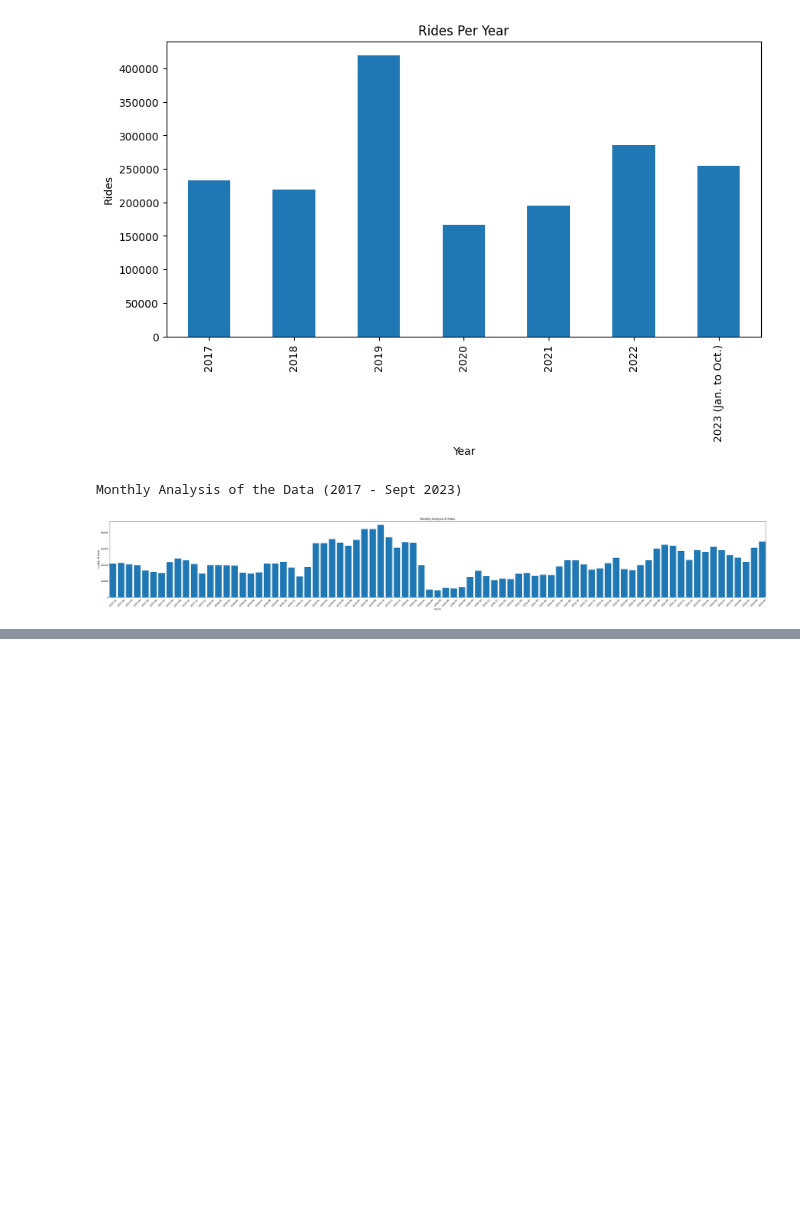
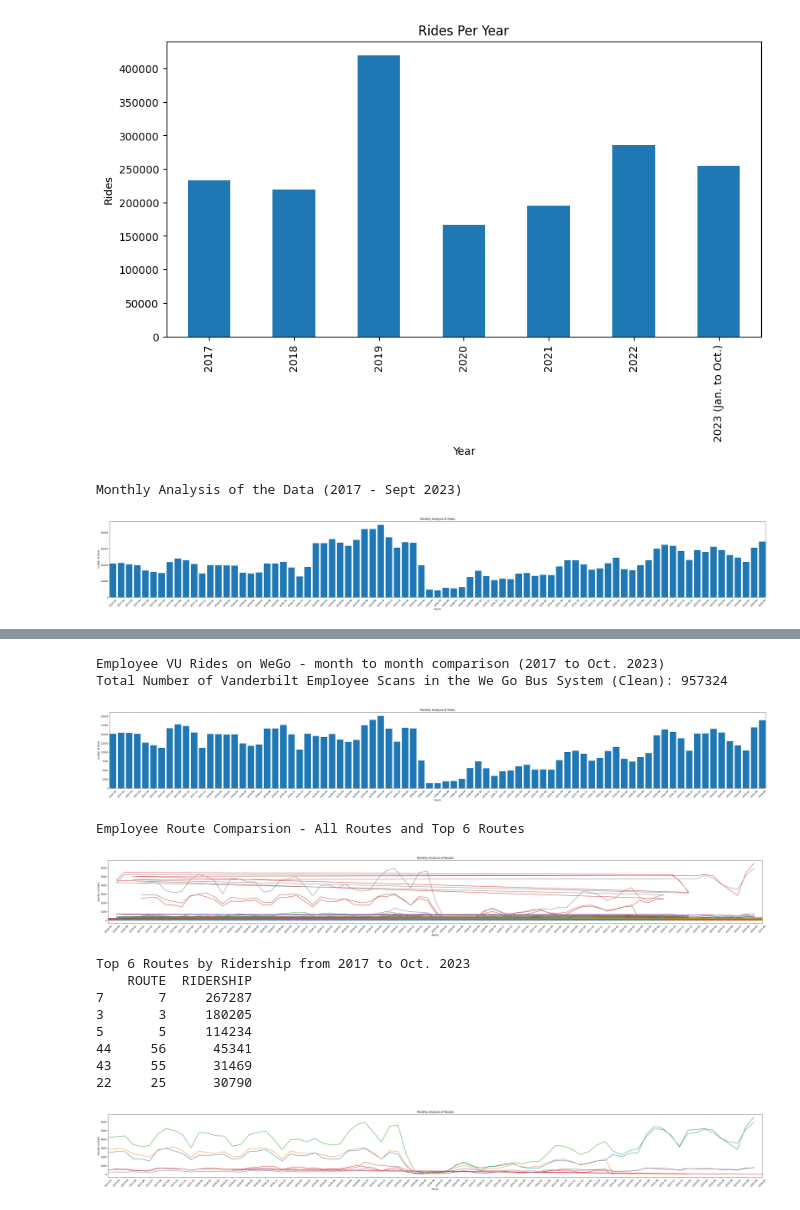
Before and after one commit to SySyAli/vanderbilt_movevu, a Jupyter notebook: testing/testing2.ipynb, the cells around one changed output, grey strips where cells are left out. Drawn from its saved outputs; the diff is of its cells as text; code cells hidden in the pictures; blank space fills up the shorter version.

```diff
--- a/testing/testing2.ipynb
+++ b/testing/testing2.ipynb
@@ -229,0 +384,34 @@ Monthly Analysis of the Data (2017 - Sept 2023)
+# %%
+# Employee Month Comparsion
+
+# total VU Rides on WeGo - month to month comparison (February - April 2023)
+print("Employee VU Rides on WeGo - month to month comparison (2017 to Oct. 2023)")
+
+print("Total Number of Vanderbilt Employee Scans in the We Go Bus System (Clean):", df_employees.shape[0])
+
+# Group the data by 'Month_Year' and count the number of rides per month, for employees only
+monthly_data = df_employees.groupby('MONTH_YEAR').size().reset_index(name='RIDE_COUNT')
+plot_all_months(monthly_data)
+
+# Employee Route Comparsion - All Routes and Top 6 Routes
+print("Employee Route Comparsion - All Routes and Top 6 Routes")
+# Calculate the total ridership for each route per month - Using MONTH and RIDE_DATE FROM ABOVE
+route_month_counts = df_employees.groupby(['ROUTE', 'MONTH_YEAR']).size().reset_index(name='COUNT')
+
+# Visualize the Data
+plot_top_and_all_routes(route_month_counts)
+# %% [output]
+Employee VU Rides on WeGo - month to month comparison (2017 to Oct. 2023)
+Total Number of Vanderbilt Employee Scans in the We Go Bus System (Clean): 957324
+[figure, added]
+Employee Route Comparsion - All Routes and Top 6 Routes
+[figure, added]
+Top 6 Routes by Ridership from 2017 to Oct. 2023
+    ROUTE  RIDERSHIP
+7       7     267287
+3       3     180205
+5       5     114234
+44     56      45341
+43     55      31469
+22     25      30790
+[figure, added]
```
Also changed, not shown: parts of 5 cells of this notebook.
